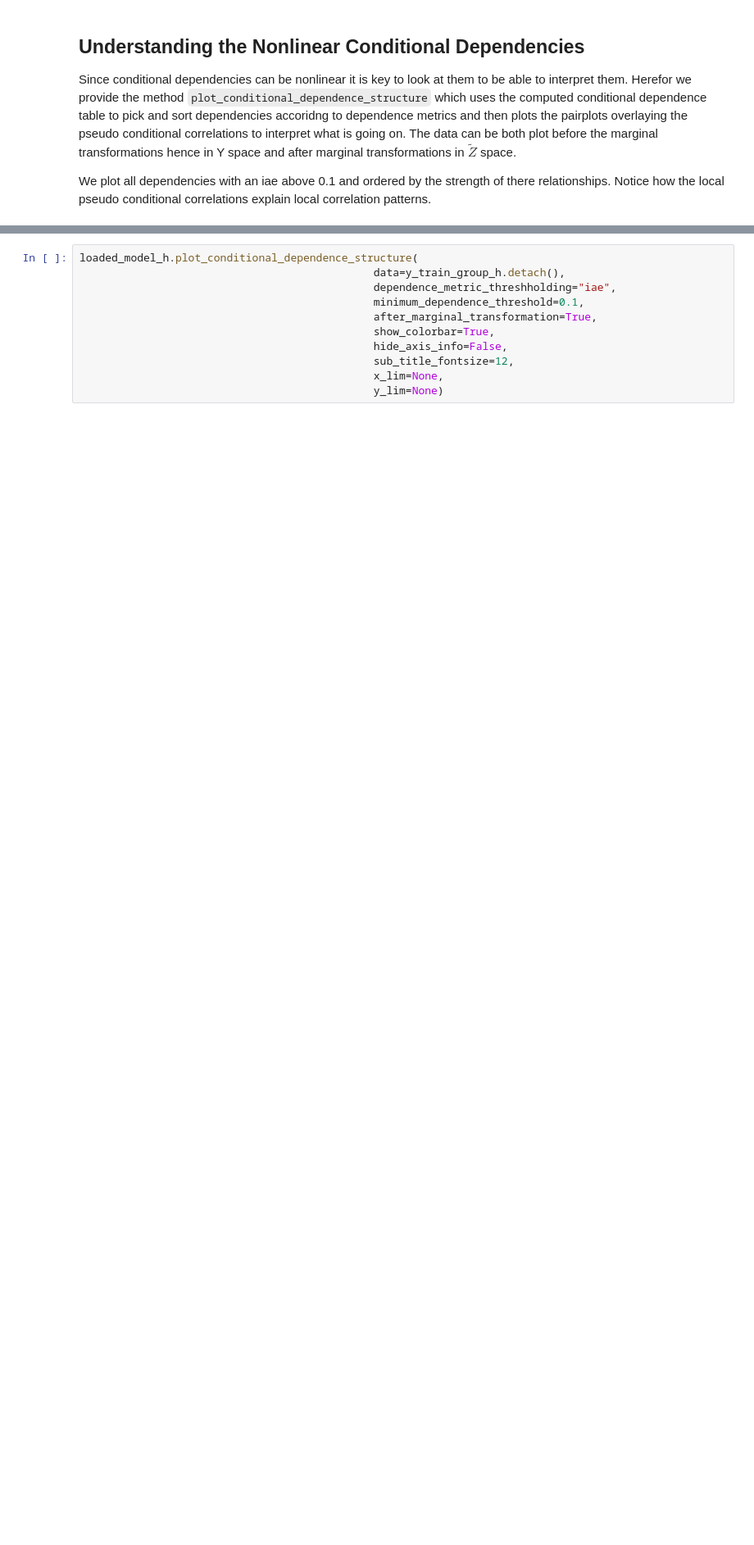
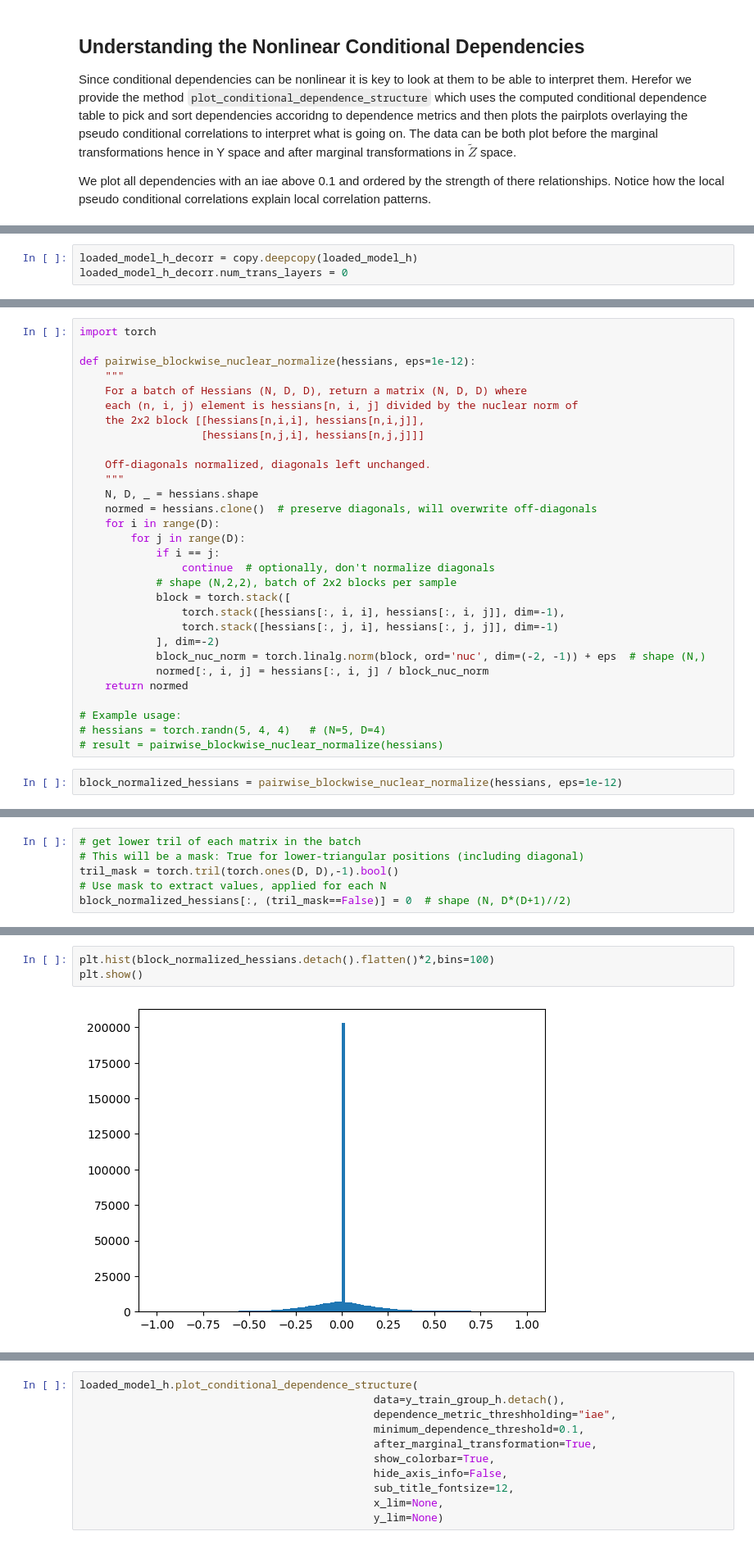
Before and after one commit to MatthiasHerp/gtm, a Jupyter notebook: demos/demo_magic_conditional_independence.ipynb, the cells around one changed output, grey strips where cells are left out. Shown at 82% size. Drawn from its saved outputs; the diff is of its cells as text; blank space fills up the shorter version.

```diff
--- a/demos/demo_magic_conditional_independence.ipynb
+++ b/demos/demo_magic_conditional_independence.ipynb
@@ -262,0 +275,3 @@ Notice how the local pseudo conditional correlations explain local correlation p
+# %%
+loaded_model_h_decorr = copy.deepcopy(loaded_model_h)
+loaded_model_h_decorr.num_trans_layers = 0
@@ -262,0 +297,32 @@ Notice how the local pseudo conditional correlations explain local correlation p
+# %%
+import torch
+
+def pairwise_blockwise_nuclear_normalize(hessians, eps=1e-12):
+    """
+    For a batch of Hessians (N, D, D), return a matrix (N, D, D) where
+    each (n, i, j) element is hessians[n, i, j] divided by the nuclear norm of
+    the 2x2 block [[hessians[n,i,i], hessians[n,i,j]],
+                   [hessians[n,j,i], hessians[n,j,j]]]
+
+    Off-diagonals normalized, diagonals left unchanged.
+    """
+    N, D, _ = hessians.shape
+    normed = hessians.clone()  # preserve diagonals, will overwrite off-diagonals
+    for i in range(D):
+        for j in range(D):
+            if i == j:
+                continue  # optionally, don't normalize diagonals
+            # shape (N,2,2), batch of 2x2 blocks per sample
+            block = torch.stack([
+                torch.stack([hessians[:, i, i], hessians[:, i, j]], dim=-1),
+                torch.stack([hessians[:, j, i], hessians[:, j, j]], dim=-1)
+            ], dim=-2)
+            block_nuc_norm = torch.linalg.norm(block, ord='nuc', dim=(-2, -1)) + eps  # shape (N,)
+            normed[:, i, j] = hessians[:, i, j] / block_nuc_norm
+    return normed
+
+# Example usage:
+# hessians = torch.randn(5, 4, 4)   # (N=5, D=4)
+# result = pairwise_blockwise_nuclear_normalize(hessians)
+# %%
+block_normalized_hessians = pairwise_blockwise_nuclear_normalize(hessians, eps=1e-12)
@@ -262,0 +331,6 @@ Notice how the local pseudo conditional correlations explain local correlation p
+# %%
+# get lower tril of each matrix in the batch
+# This will be a mask: True for lower-triangular positions (including diagonal)
+tril_mask = torch.tril(torch.ones(D, D),-1).bool()
+# Use mask to extract values, applied for each N
+block_normalized_hessians[:, (tril_mask==False)] = 0  # shape (N, D*(D+1)//2)
@@ -262,0 +343,5 @@ Notice how the local pseudo conditional correlations explain local correlation p
+# %%
+plt.hist(block_normalized_hessians.detach().flatten()*2,bins=100)
+plt.show()
+# %% [output]
+[figure, added]
```
Also changed, not shown: parts of 13 cells of this notebook, 59 other files.
